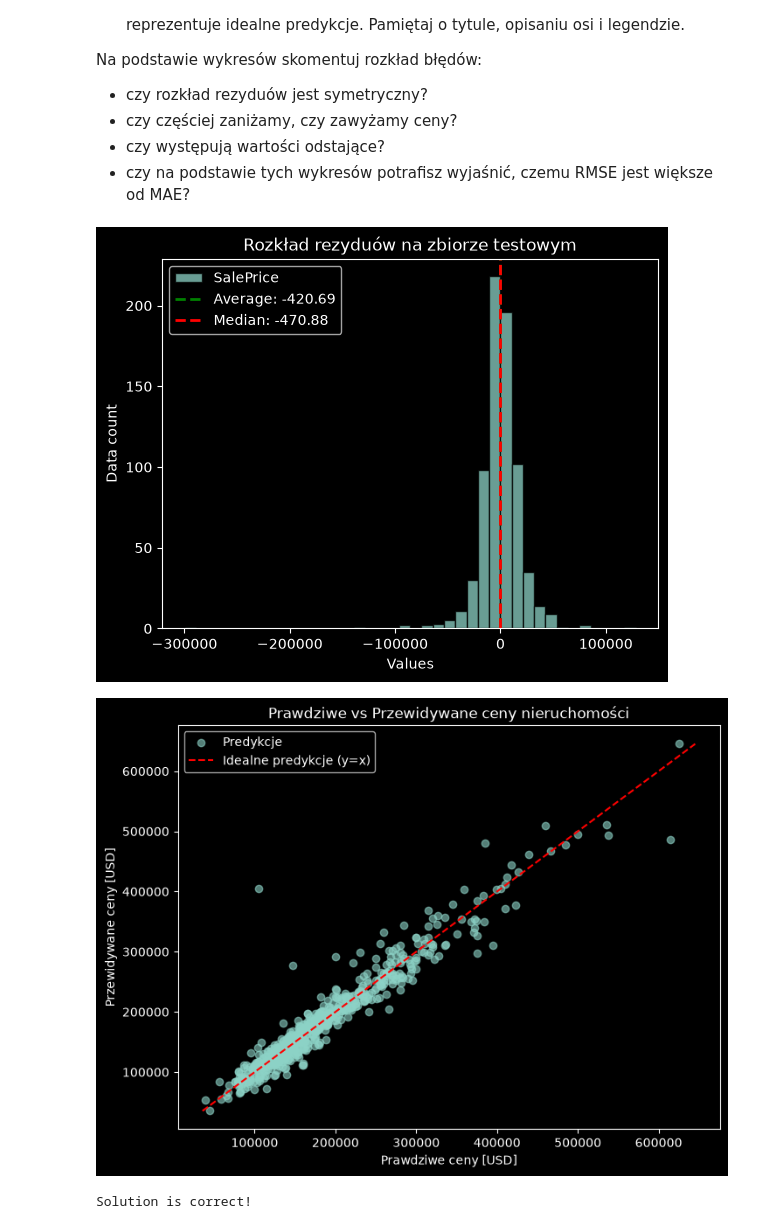
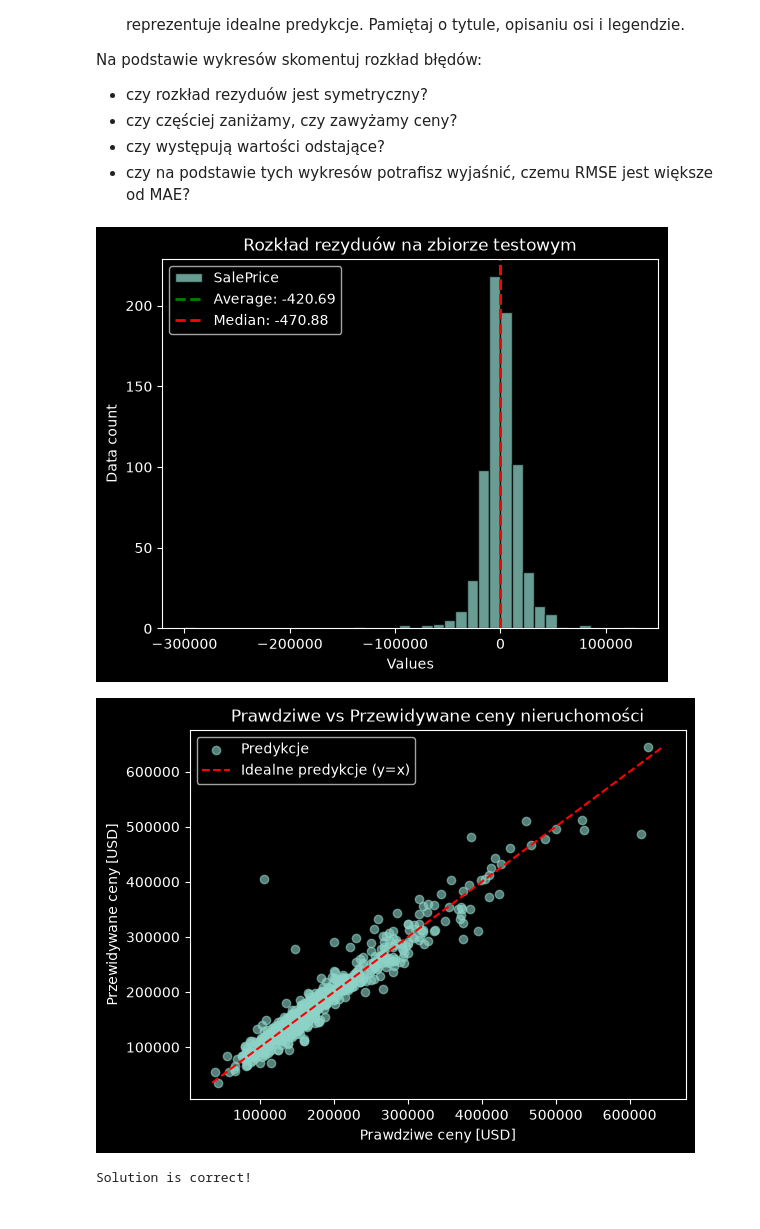
Before and after one commit to bl3jzi/podstawy-sztucznej-inteligencji, a Jupyter notebook: lab1/lab_1.ipynb, the cells around one changed output. Cells and saved outputs as stored; diff of their text form; code cells hidden in the pictures.

```diff
--- a/lab1/lab_1.ipynb
+++ b/lab1/lab_1.ipynb
@@ -675,13 +675,11 @@ X_test_num_win = winsorizer.transform(X_test_num_raw)
 # your_code
 
 imputer = SimpleImputer(strategy="mean")
-imputer.set_output(transform="pandas")
 
 X_train_num = imputer.fit_transform(X_train_num_win)
 X_test_num = imputer.transform(X_test_num_win)
 
 scaler = MinMaxScaler()
-scaler.set_output(transform="pandas")
 
 X_train_num = scaler.fit_transform(X_train_num)
 X_test_num = scaler.transform(X_test_num)
@@ -689,7 +687,11 @@ X_test_num = scaler.transform(X_test_num)
 # categorical features
 # your_code
 
-encoder = OneHotEncoder(drop="first",handle_unknown="ignore",sparse_output=False)
+encoder = OneHotEncoder(
+    drop="first",
+    handle_unknown="ignore",
+    sparse_output=False
+)
 
 X_train_cat_enc = encoder.fit_transform(X_train_cat_raw)
 X_test_cat_enc = encoder.transform(X_test_cat_raw)
@@ -921,32 +920,29 @@ Na podstawie wykresów skomentuj rozkład błędów:
 # %%
 # your_code
 y_test_pred = model.predict(X_test)
 
 y_test_dollars = np.expm1(y_test)
 y_pred_dollars = np.expm1(y_test_pred)
 
 residuals = y_test_dollars - y_pred_dollars
 
 plot_distribution(residuals, title="Rozkład rezyduów na zbiorze testowym", bins=40)
 
-plt.figure(figsize=(8, 6))
-
 plt.scatter(x=y_test_dollars, y=y_pred_dollars, alpha=0.6, label="Predykcje")
 
 min_val = min(y_test_dollars.min(), y_pred_dollars.min())
 max_val = max(y_test_dollars.max(), y_pred_dollars.max())
 plt.plot([min_val, max_val], [min_val, max_val], color='red', linestyle='--', label='Idealne predykcje (y=x)')
 
 # Opisujemy wykres
 plt.xlabel("Prawdziwe ceny [USD]")
 plt.ylabel("Przewidywane ceny [USD]")
 plt.title("Prawdziwe vs Przewidywane ceny nieruchomości")
-
 plt.legend()
 plt.show()
 # %% [output]
 [figure]
-[figure, old version]
+[figure, new version]
 # %%
 assert len(residuals) == len(y_test)
 assert abs(residuals.mean()) < 2000
```
Also changed, not shown: parts of 11 cells of this notebook, 1 other file.
